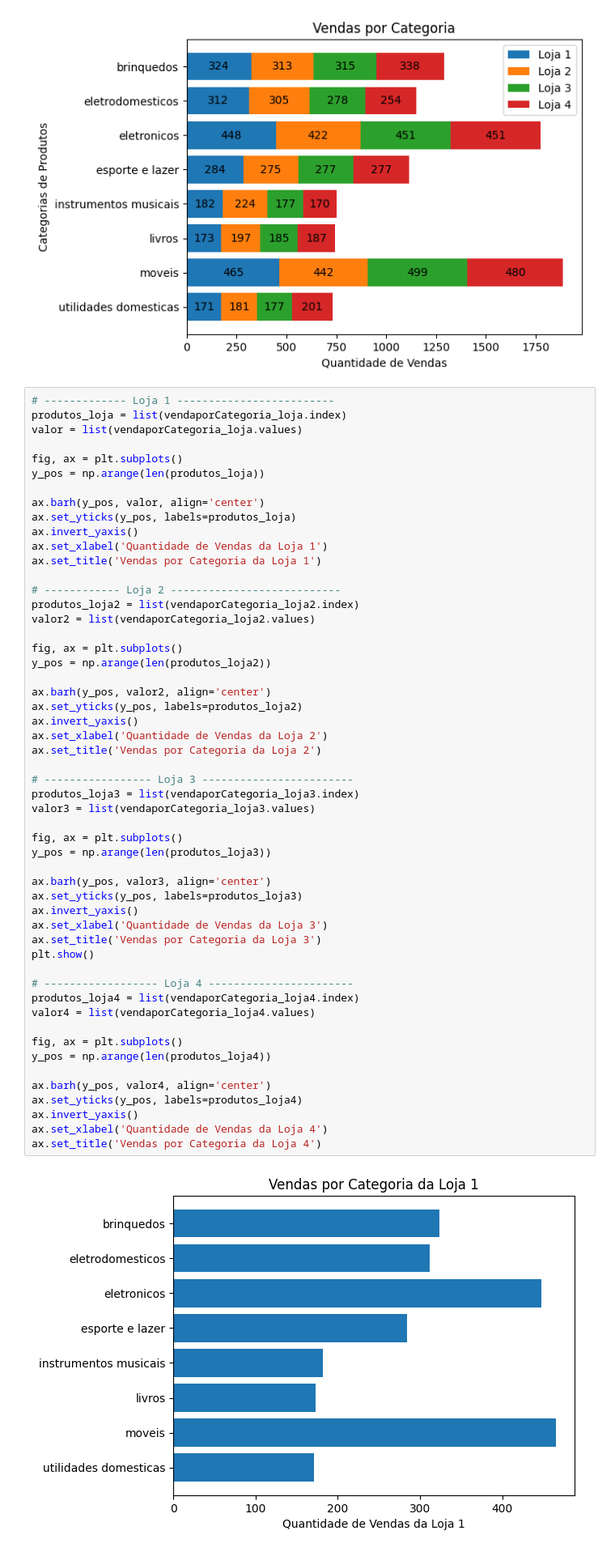
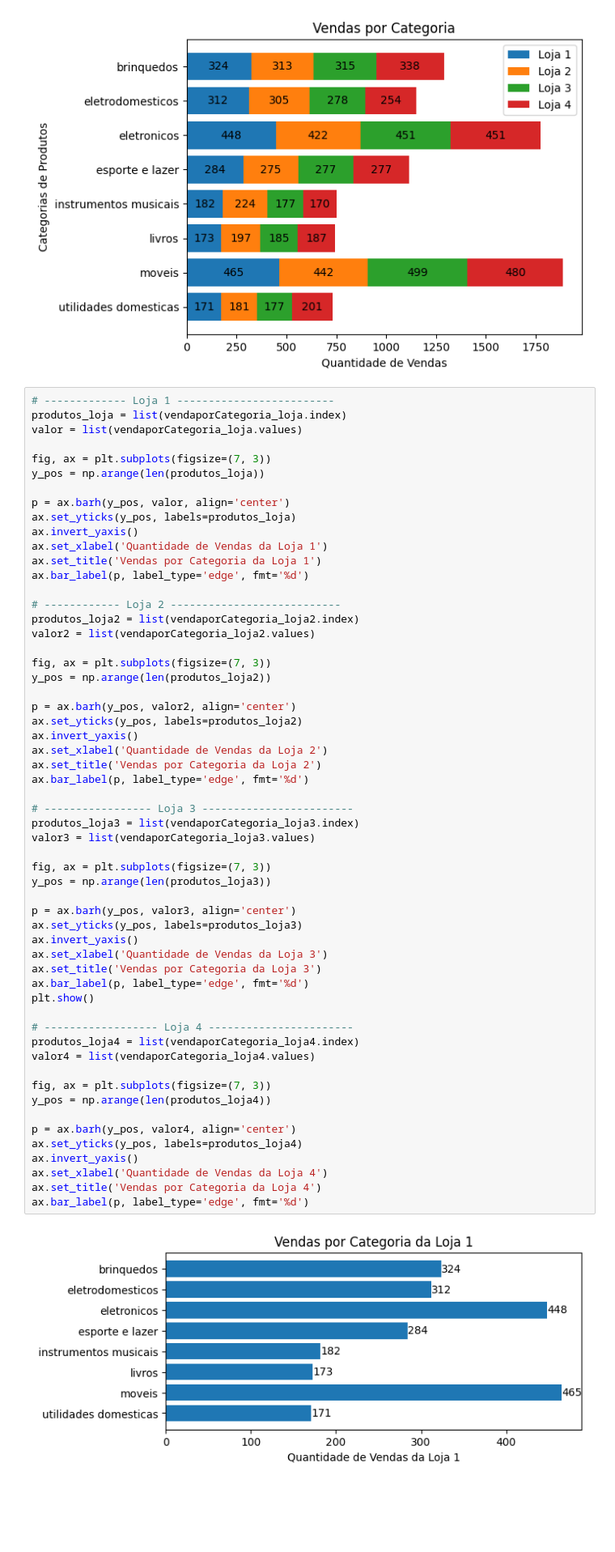
Before and after one commit to samarawwleticia/challengedadosalura, a Jupyter notebook: AluraStoreBrasil.ipynb, the cells around one changed output. Shown at 81% size. Drawn from its saved outputs; the diff is of its cells as text; blank space fills up the shorter version.

```diff
--- a/AluraStoreBrasil.ipynb
+++ b/AluraStoreBrasil.ipynb
@@ -111,53 +109,57 @@ plt.show()
 produtos_loja = list(vendaporCategoria_loja.index)
 valor = list(vendaporCategoria_loja.values)
 
-fig, ax = plt.subplots()
+fig, ax = plt.subplots(figsize=(7, 3))
 y_pos = np.arange(len(produtos_loja))
 
-ax.barh(y_pos, valor, align='center')
+p = ax.barh(y_pos, valor, align='center')
 ax.set_yticks(y_pos, labels=produtos_loja)
 ax.invert_yaxis()
 ax.set_xlabel('Quantidade de Vendas da Loja 1')
 ax.set_title('Vendas por Categoria da Loja 1')
+ax.bar_label(p, label_type='edge', fmt='%d')
 
 # ------------ Loja 2 ---------------------------
 produtos_loja2 = list(vendaporCategoria_loja2.index)
 valor2 = list(vendaporCategoria_loja2.values)
 
-fig, ax = plt.subplots()
+fig, ax = plt.subplots(figsize=(7, 3))
 y_pos = np.arange(len(produtos_loja2))
 
-ax.barh(y_pos, valor2, align='center')
+p = ax.barh(y_pos, valor2, align='center')
 ax.set_yticks(y_pos, labels=produtos_loja2)
 ax.invert_yaxis()
 ax.set_xlabel('Quantidade de Vendas da Loja 2')
 ax.set_title('Vendas por Categoria da Loja 2')
+ax.bar_label(p, label_type='edge', fmt='%d')
 
 # ----------------- Loja 3 ------------------------
 produtos_loja3 = list(vendaporCategoria_loja3.index)
 valor3 = list(vendaporCategoria_loja3.values)
 
-fig, ax = plt.subplots()
+fig, ax = plt.subplots(figsize=(7, 3))
 y_pos = np.arange(len(produtos_loja3))
 
-ax.barh(y_pos, valor3, align='center')
+p = ax.barh(y_pos, valor3, align='center')
 ax.set_yticks(y_pos, labels=produtos_loja3)
 ax.invert_yaxis()
 ax.set_xlabel('Quantidade de Vendas da Loja 3')
 ax.set_title('Vendas por Categoria da Loja 3')
+ax.bar_label(p, label_type='edge', fmt='%d')
 plt.show()
 
 # ------------------ Loja 4 -----------------------
 produtos_loja4 = list(vendaporCategoria_loja4.index)
 valor4 = list(vendaporCategoria_loja4.values)
 
-fig, ax = plt.subplots()
+fig, ax = plt.subplots(figsize=(7, 3))
 y_pos = np.arange(len(produtos_loja4))
 
-ax.barh(y_pos, valor4, align='center')
+p = ax.barh(y_pos, valor4, align='center')
 ax.set_yticks(y_pos, labels=produtos_loja4)
 ax.invert_yaxis()
 ax.set_xlabel('Quantidade de Vendas da Loja 4')
 ax.set_title('Vendas por Categoria da Loja 4')
+ax.bar_label(p, label_type='edge', fmt='%d')
 # %% [output]
-[figure, old version]
+[figure, new version]
```
Also changed, not shown: parts of 2 cells of this notebook.
